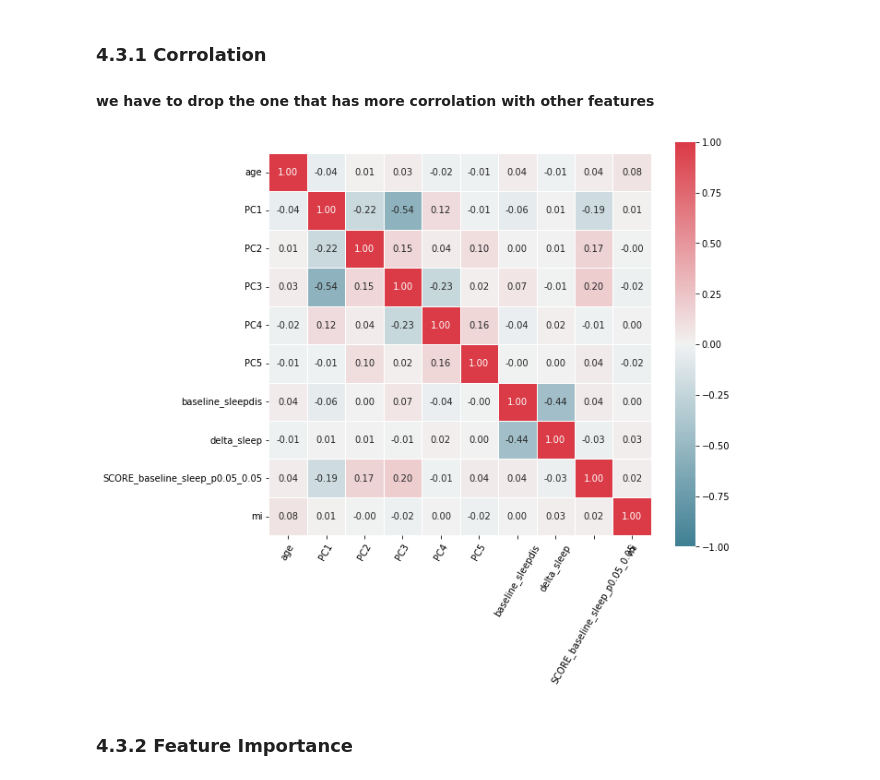
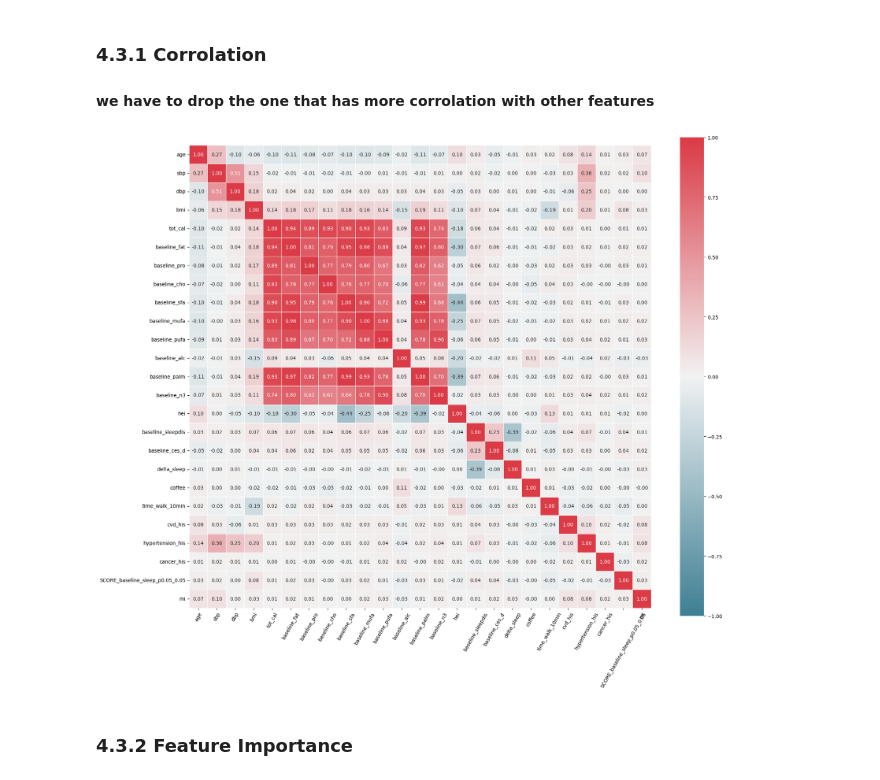
Before and after one commit to echoheqian/drug-target-master, a Jupyter notebook: dbgap_sleep_cvds_dataset.ipynb, the cells around one changed output. Drawn from its saved outputs; the diff is of its cells as text; code cells hidden in the pictures.

```diff
--- a/dbgap_sleep_cvds_dataset.ipynb
+++ b/dbgap_sleep_cvds_dataset.ipynb
@@ -484,6 +596,6 @@ from sklearn.ensemble import ExtraTreesClassifier
 # %% [markdown]
 ### make train-validation and test data sets
 # %%
-df.dropna(subset=['baseline_sleepdis','delta_sleep','mi'], inplace=True)
-df['mi'].value_counts()
+#df.dropna(subset=['baseline_sleepdis','delta_sleep','mi'], inplace=True)
+df_update['mi'].value_counts()
 # %% [output]
@@ -774,7 +882,7 @@ minmaxET: 0.932589 (0.001358)
 # %% [markdown]
 ### Let's remove outliers and see how it effects on the prediction
 # %%
-df_t = df.copy()
+df_t = df_update.copy()
 df_t_name = df_t.columns
 # %%
 def TurkyOutliers(df_out,nameOfFeature,drop=False):
@@ -809,5 +937,5 @@ OutLiersBox(df,df_name[feature_number])
 # %%
-df_clean = TurkyOutliers(df_t, df_name[feature_number], True)
+df_clean = TurkyOutliers(df_t, df_t_name[feature_number], True)
 OutLiersBox(df_clean, df_name[feature_number])
 # %% [markdown]
 ### Feature 1
@@ -817,6 +945,6 @@ OutLiersBox(df,df_name[feature_number])
 # %%
-df_clean = TurkyOutliers(df_clean,df_name[feature_number],True)
-OutLiersBox(df_clean,df_name[feature_number])
+df_clean = TurkyOutliers(df_clean,df_t_name[feature_number],True)
+OutLiersBox(df_clean,df_t_name[feature_number])
 # %% [markdown]
 ### Feature 2
 # %%
@@ -957,23 +1147,23 @@ minmaxET: 0.932589 (0.001358)
 # %%
 def HeatMap(df, x=True):
   correlations = df.corr()
   ## creat color map ranging between two colors
   ## diverging_palette()为创建两种颜色过渡色板
   cmap = sns.diverging_palette(220, 10,as_cmap=True)
-  fig, ax = plt.subplots(figsize=(10,10))
+  fig, ax = plt.subplots(figsize=(19,19))
   ## heatmap中参数: vmin和vmax定义图卡颜色，用于锚定颜色图的值
   # cmap 颜色映射名称或对象; fmt 添加注释时要使用的字符串格式化代码
   fig = sns.heatmap(correlations, cmap=cmap, vmax=1.0, vmin=-1.0,
                     fmt='.2f',square=True,linewidths=.5,
                     annot=x, cbar_kws={'shrink': .75})
   fig.set_xticklabels(fig.get_xticklabels(), rotation = 60, fontsize = 10)
   fig.set_yticklabels(fig.get_yticklabels(), rotation = 0, fontsize = 10)
   plt.tight_layout()
   plt.show()
 
-HeatMap(df,x=True)
+HeatMap(df_clean,x=True)
 # %% [output]
-[figure, old version]
+[figure, new version]
 # %% [markdown]
 ### 4.3.2 Feature Importance
 # %%
```
Also changed, not shown: parts of 86 cells of this notebook.
